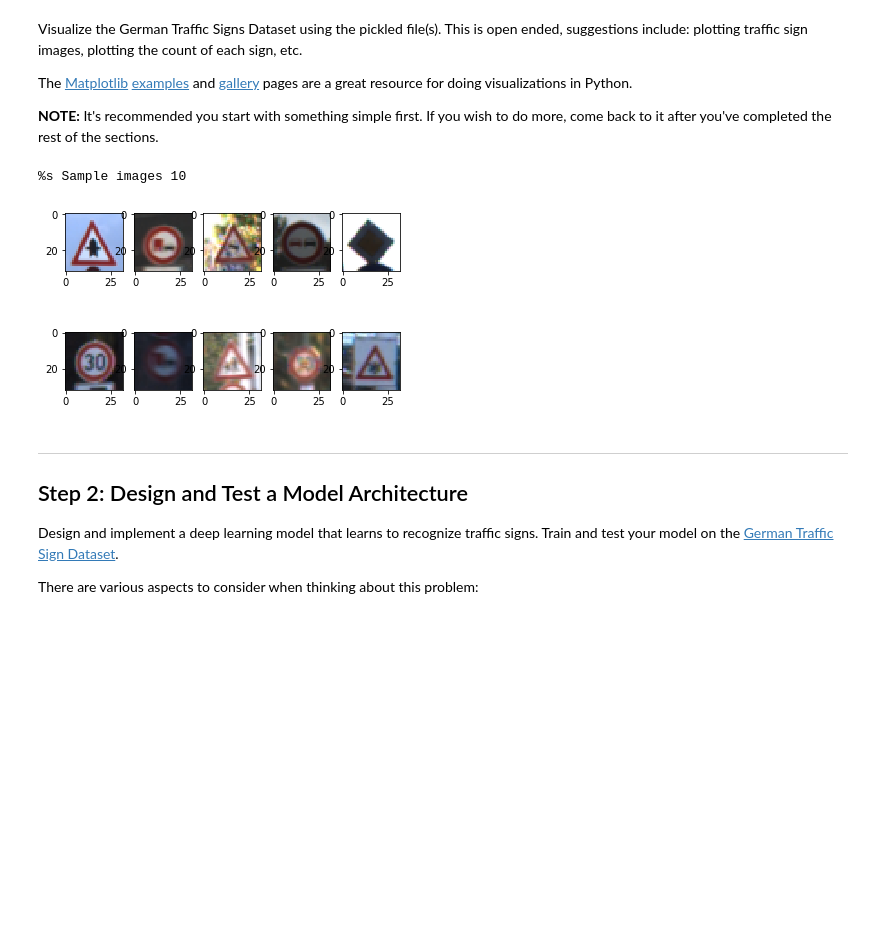
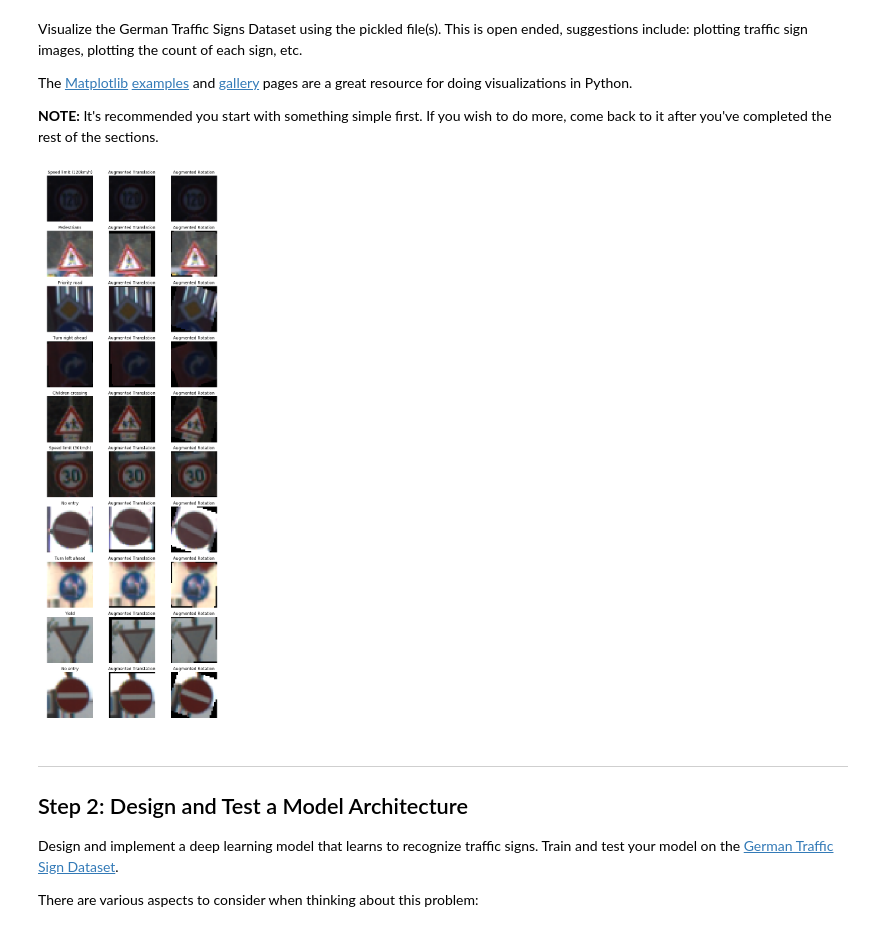
Before and after one commit to wpliu25/CarND-Traffic-Sign-Classifier-Project, a Jupyter notebook: Traffic_Sign_Classifier.ipynb, the cells around one changed output. Cells and saved outputs as stored; diff of their text form; code cells hidden in the pictures; blank space fills up the shorter version.

```diff
--- a/Traffic_Sign_Classifier.ipynb
+++ b/Traffic_Sign_Classifier.ipynb
@@ -80,24 +133,47 @@ Visualize the German Traffic Signs Dataset using the pickled file(s). This is op
 The [Matplotlib](http://matplotlib.org/) [examples](http://matplotlib.org/examples/index.html) and [gallery](http://matplotlib.org/gallery.html) pages are a great resource for doing visualizations in Python.
 
 **NOTE:** It's recommended you start with something simple first. If you wish to do more, come back to it after you've completed the rest of the sections.
+# %%
+import scipy.ndimage
+
+def spatial_transform_augmentation(image, translation = random.choice([True, False])):
+    if (translation):
+        image = scipy.ndimage.interpolation.shift(image, [random.randrange(-3, 3), random.randrange(-3, 3), 0])
+    else:
+        image = scipy.ndimage.interpolation.rotate(image, random.randrange(-20, 20), reshape=False)
+    return image
 # %%
 ### Data exploration visualization code goes here.
 ### Feel free to use as many code cells as needed.
 import random
 import matplotlib.pyplot as plt
 # Visualizations will be shown in the notebook.
 %matplotlib inline
 
 n_sample_images = 10
+figure, axis = plt.subplots(n_sample_images, 3, figsize=(n_sample_images, n_sample_images*3))
+figure.subplots_adjust(hspace = .2, wspace=.001)
+axis = axis.ravel()
 # Plot random n sample images
-print('%s Sample images', n_sample_images)
-for i in range(n_sample_images):
-    plt.subplot(2,n_sample_images/2,i+1)
+for i in range(0, n_sample_images*3, 3):
     index = random.randint(0, len(X_train))
-    plt.imshow(X_train[index].squeeze())
+    image = X_train[index]
+
+    axis[i].axis('off')
+    axis[i].imshow(image)
+    axis[i].set_title(sign_names[y_train[index]])
+
+    aug1 = spatial_transform_augmentation(image, True)
+    axis[i+1].axis('off')
+    axis[i+1].imshow(aug1)
+    axis[i+1].set_title("Augmented Translation")
+
+    aug2 = spatial_transform_augmentation(image, False)
+    axis[i+2].axis('off')
+    axis[i+2].imshow(aug2)
+    axis[i+2].set_title("Augmented Rotation")
 # %% [output]
-%s Sample images 10
-[figure, old version]
+[figure, new version]
 # %% [markdown]
 ----
 
```
Also changed, not shown: parts of 12 cells of this notebook, 4 other files.
